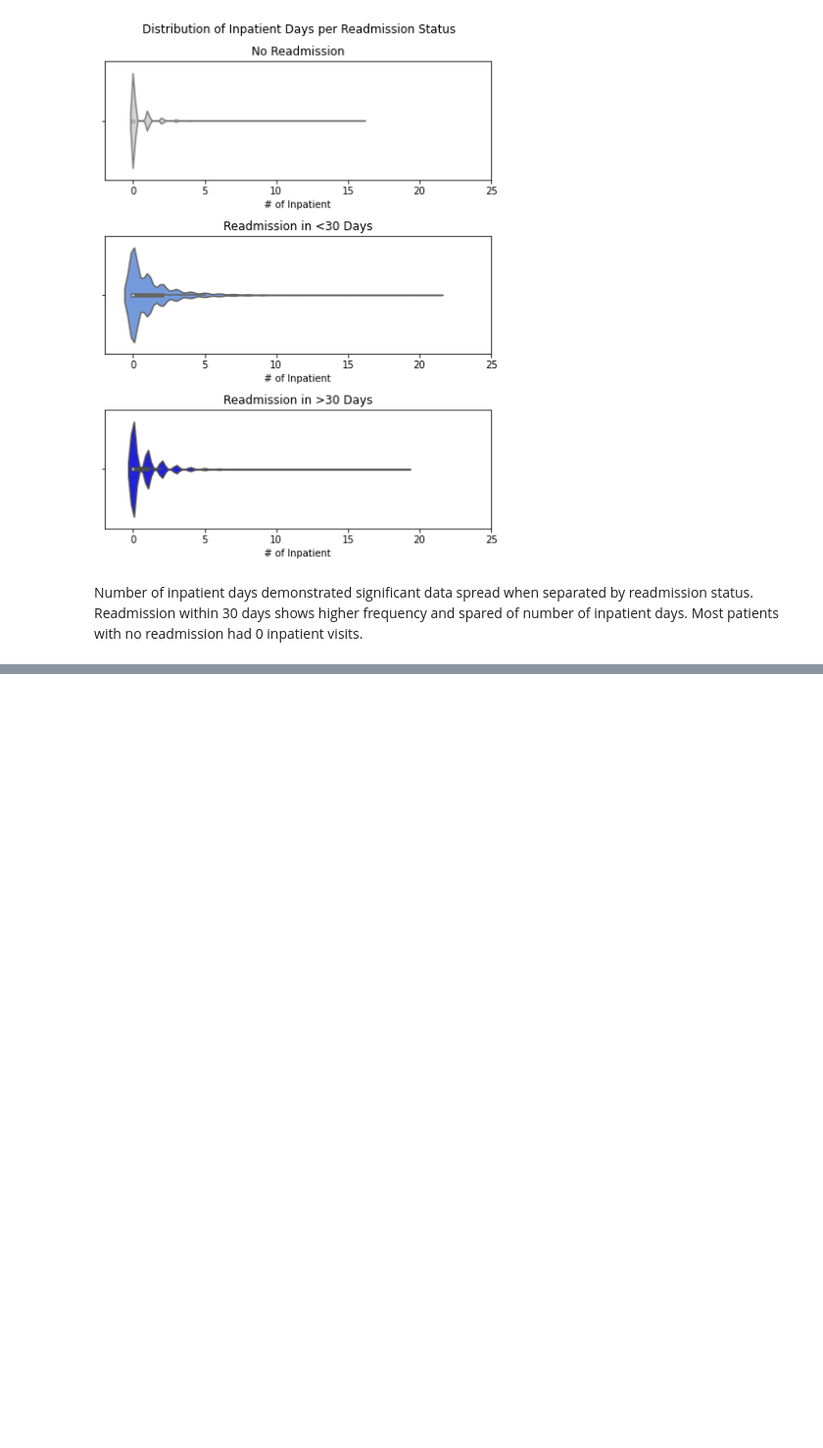
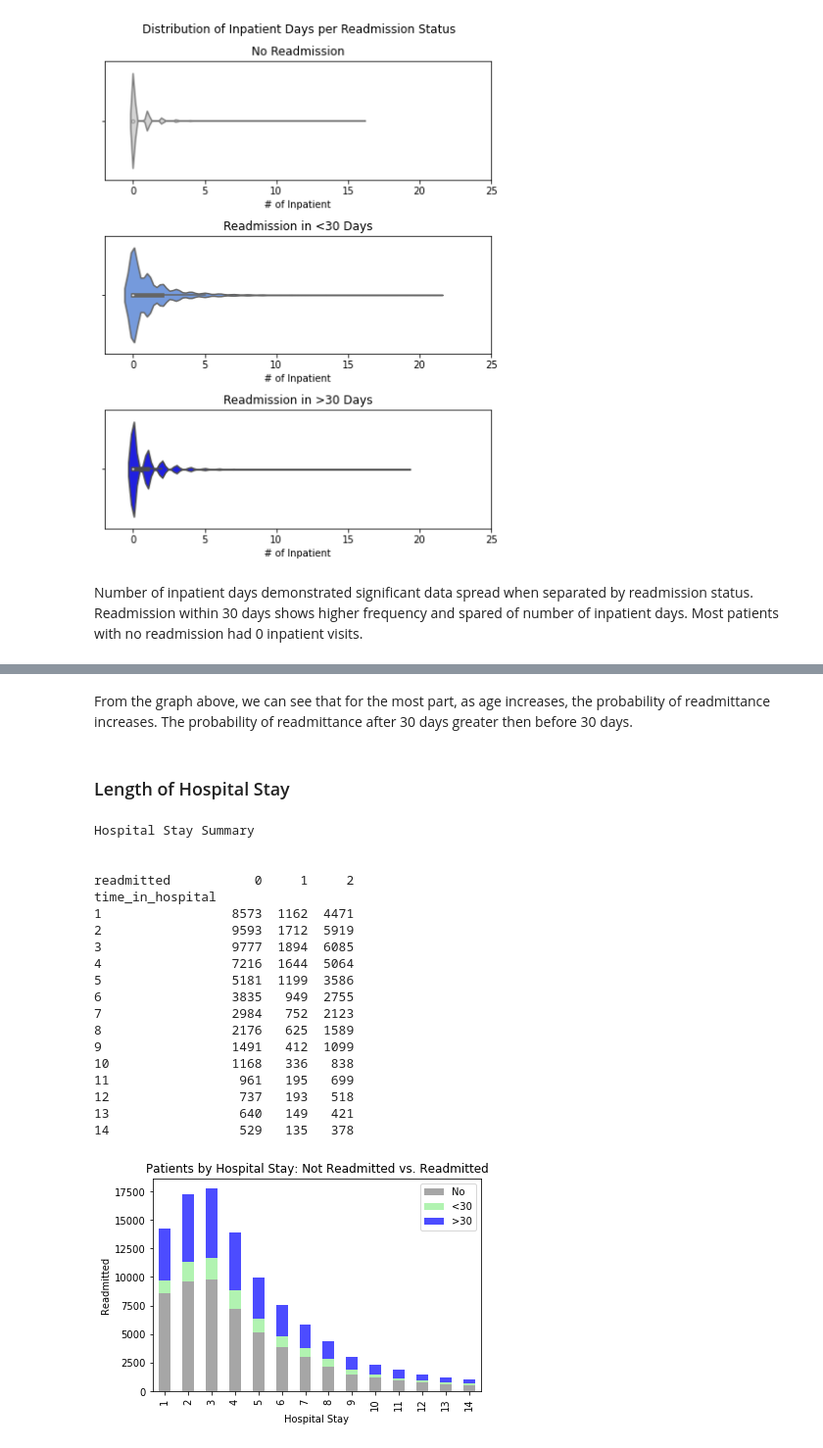
Before and after one commit to yunghanjeong/diabetic_readmission_prediction, a Jupyter notebook: notebooks/diabetes_readmission_eda.ipynb, the cells around one changed output, grey strips where cells are left out. Shown at 98% size. Drawn from its saved outputs; the diff is of its cells as text; code cells hidden in the pictures; blank space fills up the shorter version.

```diff
--- a/notebooks/diabetes_readmission_eda.ipynb
+++ b/notebooks/diabetes_readmission_eda.ipynb
@@ -174,0 +263,42 @@ Number of inpatient days demonstrated significant data spread when separated by
+# %% [markdown]
+From the graph above, we can see that for the most part, as age increases, the probability of readmittance increases. The probability of readmittance after 30 days greater then before 30 days.
+# %% [markdown]
+### Length of Hospital Stay
+# %%
+# Hospital Stay class summary
+print('Hospital Stay Summary')
+
+print('\n')
+print(clean_df.groupby(['time_in_hospital','readmitted']).time_in_hospital.count().unstack())
+
+# Hospital Stay visualization
+hospital_stay = clean_df.groupby(['time_in_hospital','readmitted']).time_in_hospital.count().unstack()
+p1 = hospital_stay.plot(kind = 'bar', stacked = True,
+                   title = 'Patients by Hospital Stay: Not Readmitted vs. Readmitted',
+                   color = ['grey','lightgreen', 'blue'], alpha = .70)
+p1.set_xlabel('Hospital Stay')
+p1.set_ylabel('Readmitted')
+p1.legend(['No','<30', '>30'])
+#plt.savefig('../image/Hospital_Stay_Readmitted.png')
+plt.show()
+# %% [output]
+Hospital Stay Summary
+
+
+readmitted           0     1     2
+time_in_hospital
+1                 8573  1162  4471
+2                 9593  1712  5919
+3                 9777  1894  6085
+4                 7216  1644  5064
+5                 5181  1199  3586
+6                 3835   949  2755
+7                 2984   752  2123
+8                 2176   625  1589
+9                 1491   412  1099
+10                1168   336   838
+11                 961   195   699
+12                 737   193   518
+13                 640   149   421
+14                 529   135   378
+[figure, added]
```
Also changed, not shown: parts of 14 cells of this notebook, 1 other file.
